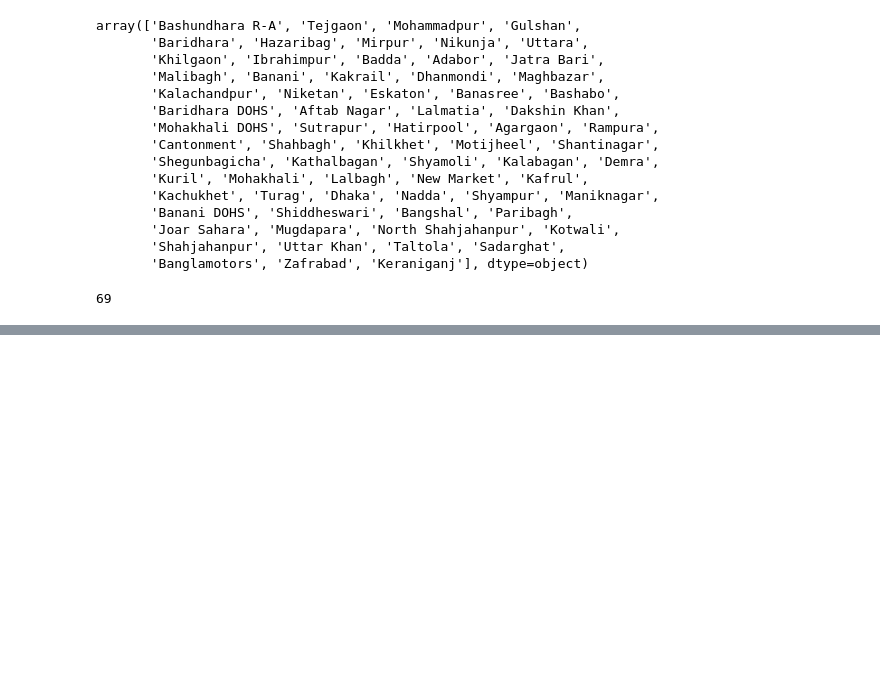
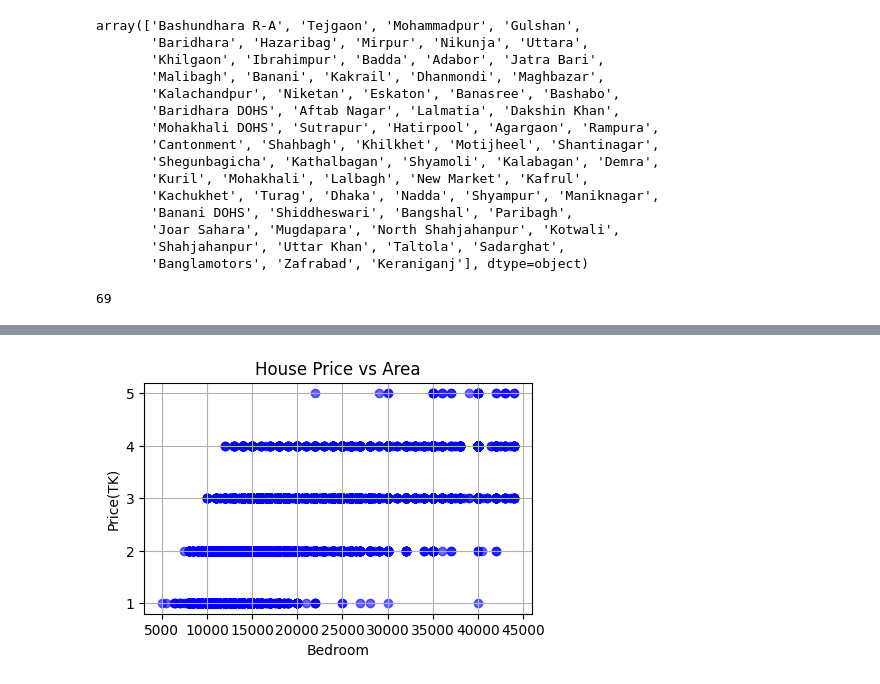
Before and after one commit to MdRimon29/House_Rent_Prediction_for_Dhaka_City, a Jupyter notebook: house_rent_prediction.ipynb, the cells around one changed output, grey strips where cells are left out. Cells and saved outputs as stored; diff of their text form; code cells hidden in the pictures; blank space fills up the shorter version.

```diff
--- a/house_rent_prediction.ipynb
+++ b/house_rent_prediction.ipynb
@@ -154,0 +267,16 @@ df['Location'].nunique()
+# %%
+plt.figure(figsize=(5,3))
+plt.scatter(df['Price'], df['Bath'], alpha=0.6, color='blue')
+
+# Labels and title
+plt.xlabel('Bedroom')
+plt.ylabel('Price(TK)')
+plt.title('House Price vs Area')
+
+# Optional: grid
+plt.grid(True)
+
+# Show plot
+plt.show()
+# %% [output]
+[figure, added]
```
Also changed, not shown: parts of 22 cells of this notebook.
